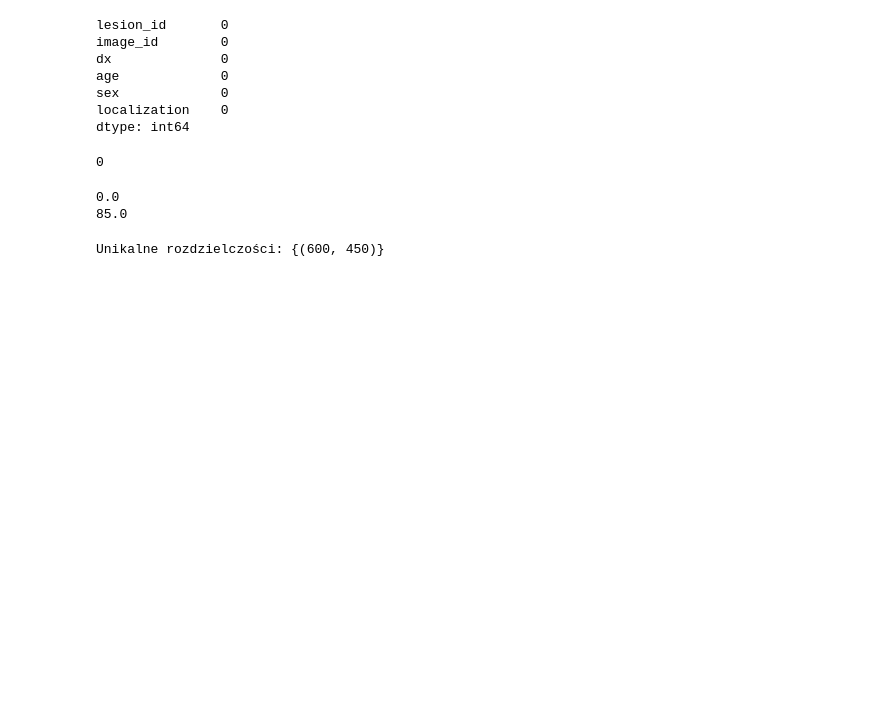
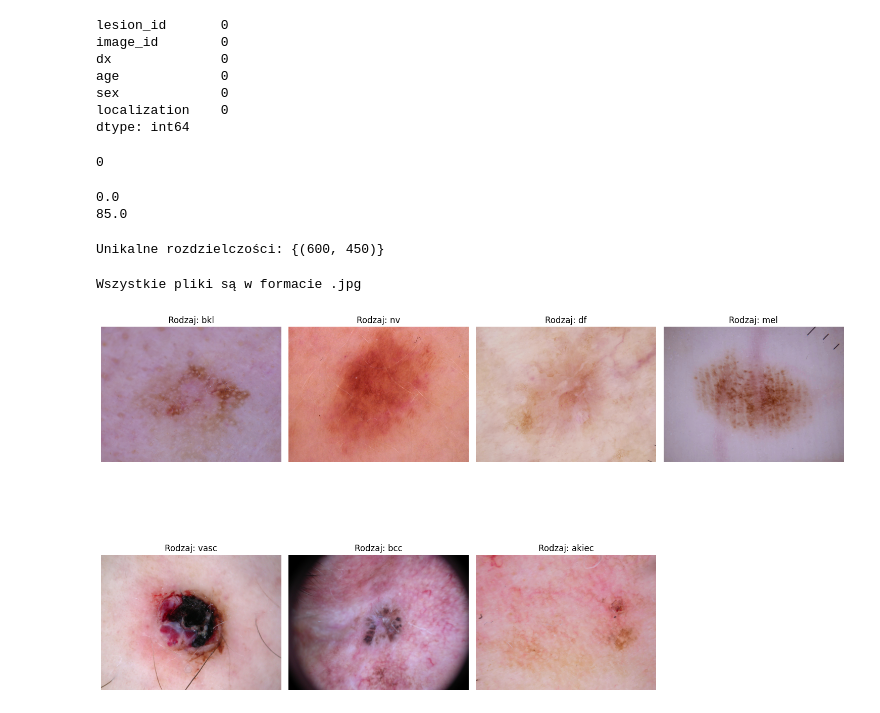
Before and after one commit to pvtka/CNN_HAM10000, a Jupyter notebook: code.ipynb, the cells around one changed output. Drawn from its saved outputs; the diff is of its cells as text; code cells hidden in the pictures; blank space fills up the shorter version.

```diff
--- a/code.ipynb
+++ b/code.ipynb
@@ -111,26 +106,49 @@ print(f"Unikalne rozdzielczości: {unique_resolutions}")
 # %% [output]
 Unikalne rozdzielczości: {(600, 450)}
 # %%
+# Zmienna do śledzenia, czy znaleziono pliki inne niż .jpg
+no_jpg_found = False
+
 # Wyświetlenie obrazów, które nie są w formacie .jpg
-for filename in files:
+for filename in os.listdir(image_directory):
     if not filename.endswith(".jpg"):
+        no_jpg_found = True  # Ustawienie flagi, jeśli znajdzie się plik inny niż .jpg
         img = Image.open(os.path.join(image_directory, filename))
         print(f"{filename}: {img.format}")
+
+# Sprawdzenie zmiennej
+if not no_jpg_found:
+    print("Wszystkie pliki są w formacie .jpg")
+# %% [output]
+Wszystkie pliki są w formacie .jpg
-# %%
-from PIL import Image
-import os
-import numpy as np
-import pandas as pd
-
-# Lista do przechowywania wyników
-histogram_data = []
-
-# Przetwarzanie każdego obrazu w folderze
-for filename in files:
-    if filename.endswith(".jpg") or filename.endswith(".png"):
-        if filename in os.listdir(image_directory1):
-            img = Image.open(os.path.join(image_directory1, filename)).convert('L')
-        else:
-            img = Image.open(os.path.join(image_directory2, filename)).convert('L')
-        histogram = img.histogram()
-        histogram_data.append([filename] + histogram)
+# %%
+import pandas as pd
+import os
+import matplotlib.pyplot as plt
+from PIL import Image
+
+# Lista unikalnych etykiet dx
+uni_dx = df['dx'].unique()
+
+plt.figure(figsize=(15, 10))
+
+for i, dx_val in enumerate(uni_dx):
+    # Filtracja obrazów z bieżącą etykietą dx
+    sample = df[df['dx'] == dx_val].sample(1).iloc[0]
+
+    # Sprawdzenie ścieżki obrazu
+    img_path = os.path.join(image_directory, sample['image_id'] + '.jpg')
+
+    # Otwieranie obrazu
+    img = Image.open(img_path)
+
+    # Wyświetlenie obrazu
+    plt.subplot(2, 4, i + 1)
+    plt.imshow(img)
+    plt.title(f"Rodzaj: {sample['dx']}")
+    plt.axis('off')
+
+plt.tight_layout()
+plt.show()
+# %% [output]
+[figure, added]
```
Also changed, not shown: parts of 20 cells of this notebook.
